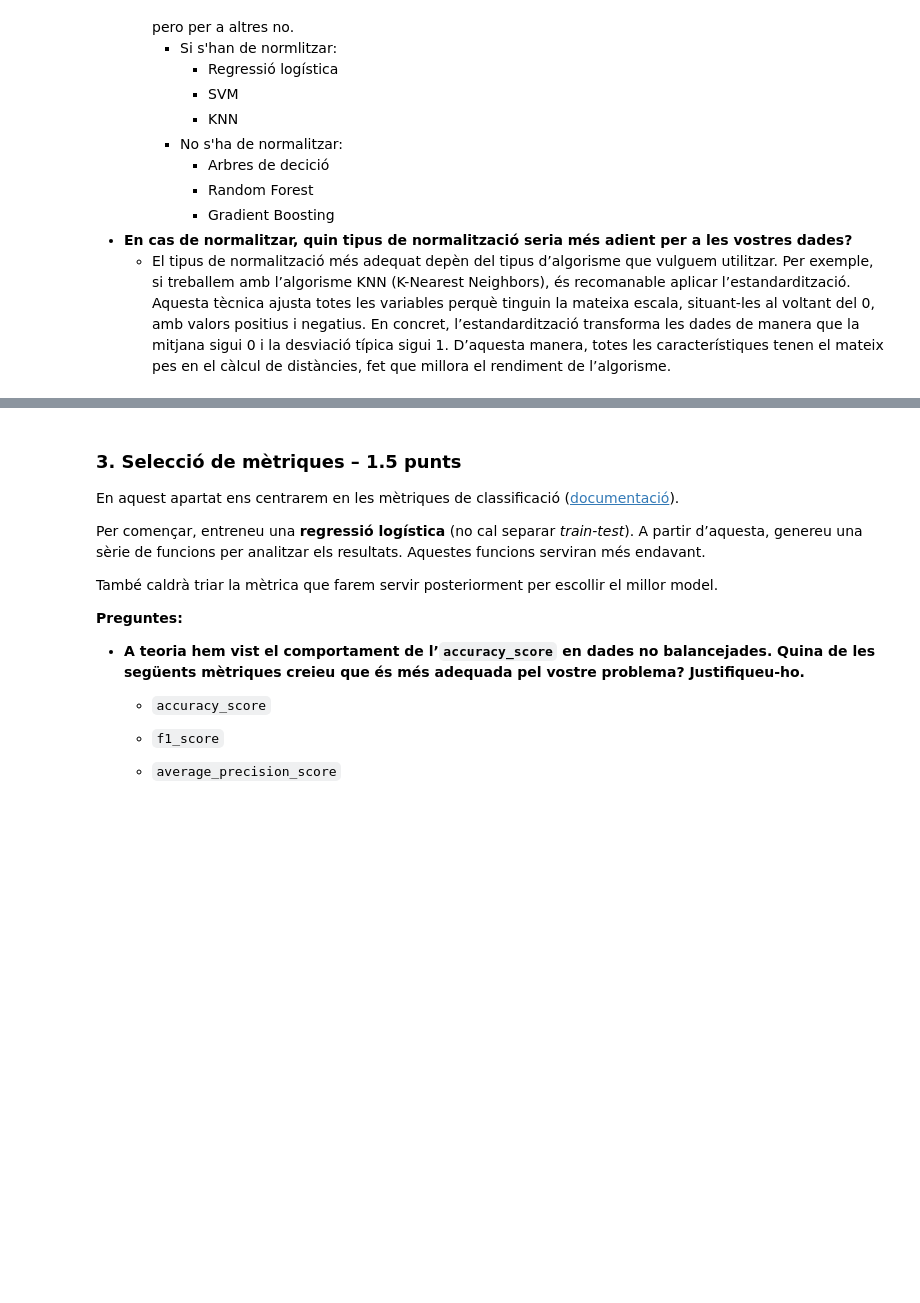
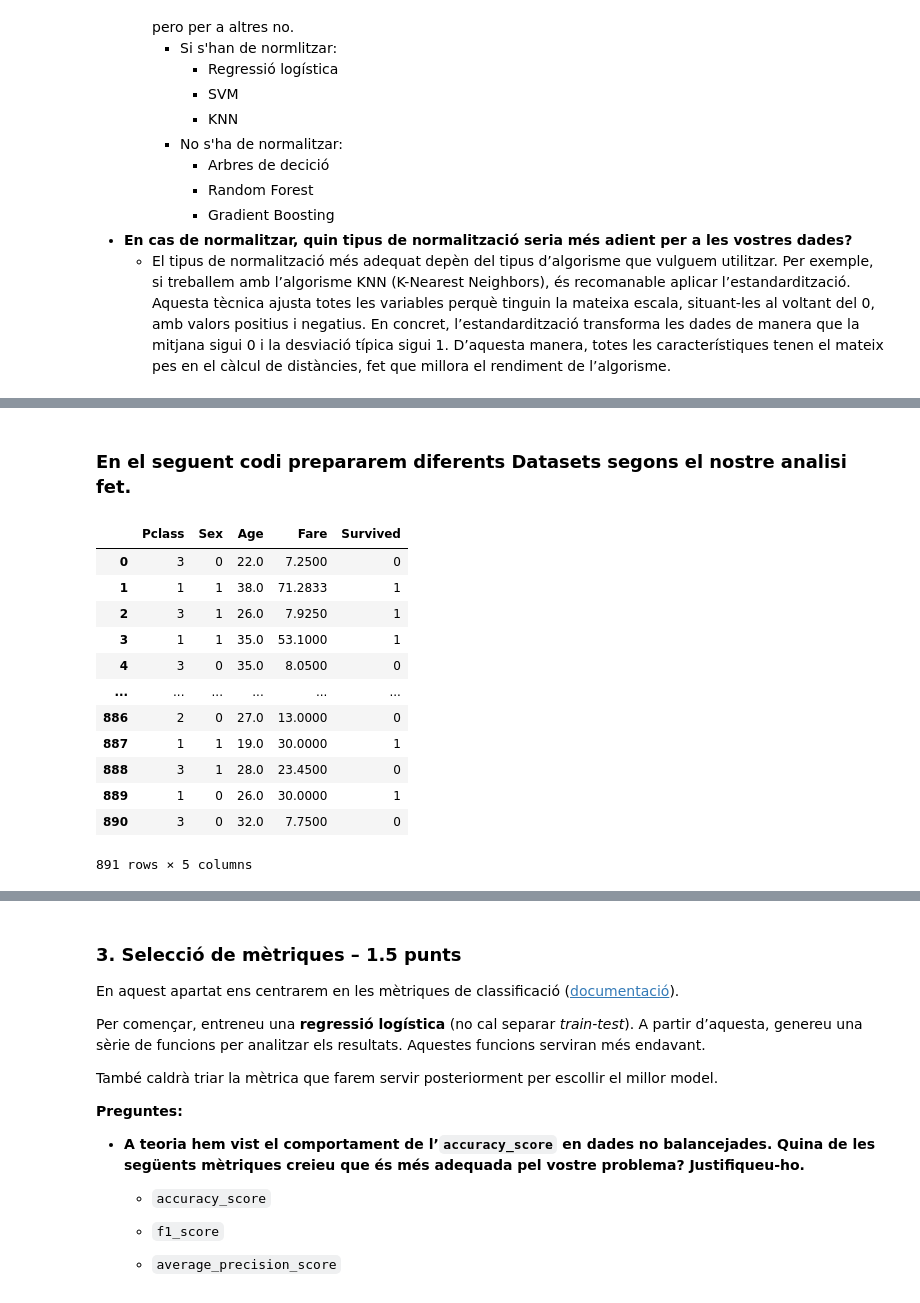
Before and after one commit to martiserraprat/Serra_Berni_Compu, a Jupyter notebook: Practica_1/APC_Practica_1_2025.ipynb, the cells around one changed output, grey strips where cells are left out. Saved outputs shown, nothing was run; the diff lists cells and outputs as text; code cells hidden in the pictures; blank space fills up the shorter version.

```diff
--- a/Practica_1/APC_Practica_1_2025.ipynb
+++ b/Practica_1/APC_Practica_1_2025.ipynb
@@ -297,0 +478,24 @@ Consulteu la [documentació de *scikit-learn* sobre preprocessament](https://sci
+# %% [markdown]
+### En el seguent codi prepararem diferents Datasets segons el nostre analisi fet.
+# %%
+#dataset Reduit als 4 Atributs i Sex comebrtit a binari (male=0, female=1)
+df = pd.read_csv('train.csv')
+df_reduit_4_simple = df[['Pclass', 'Sex', 'Age', 'Fare', 'Survived']].copy()
+age_median = df_reduit_4_simple['Age'].median()
+df_reduit_4_simple['Age'] = df_reduit_4_simple['Age'].fillna(age_median)
+df_reduit_4_simple['Sex'] = df_reduit_4_simple['Sex'].map({'male': 0, 'female': 1})
+df_reduit_4_simple
+# %% [output]
+|  | Pclass | Sex | Age | Fare | Survived |
+| 0 | 3 | 0 | 22.0 | 7.2500 | 0 |
+| 1 | 1 | 1 | 38.0 | 71.2833 | 1 |
+| 2 | 3 | 1 | 26.0 | 7.9250 | 1 |
+| 3 | 1 | 1 | 35.0 | 53.1000 | 1 |
+| 4 | 3 | 0 | 35.0 | 8.0500 | 0 |
+| ... | ... | ... | ... | ... | ... |
+| 886 | 2 | 0 | 27.0 | 13.0000 | 0 |
+| 887 | 1 | 1 | 19.0 | 30.0000 | 1 |
+| 888 | 3 | 1 | 28.0 | 23.4500 | 0 |
+| 889 | 1 | 0 | 26.0 | 30.0000 | 1 |
+| 890 | 3 | 0 | 32.0 | 7.7500 | 0 |
+891 rows × 5 columns
```
Also changed, not shown: parts of 10 cells of this notebook.
